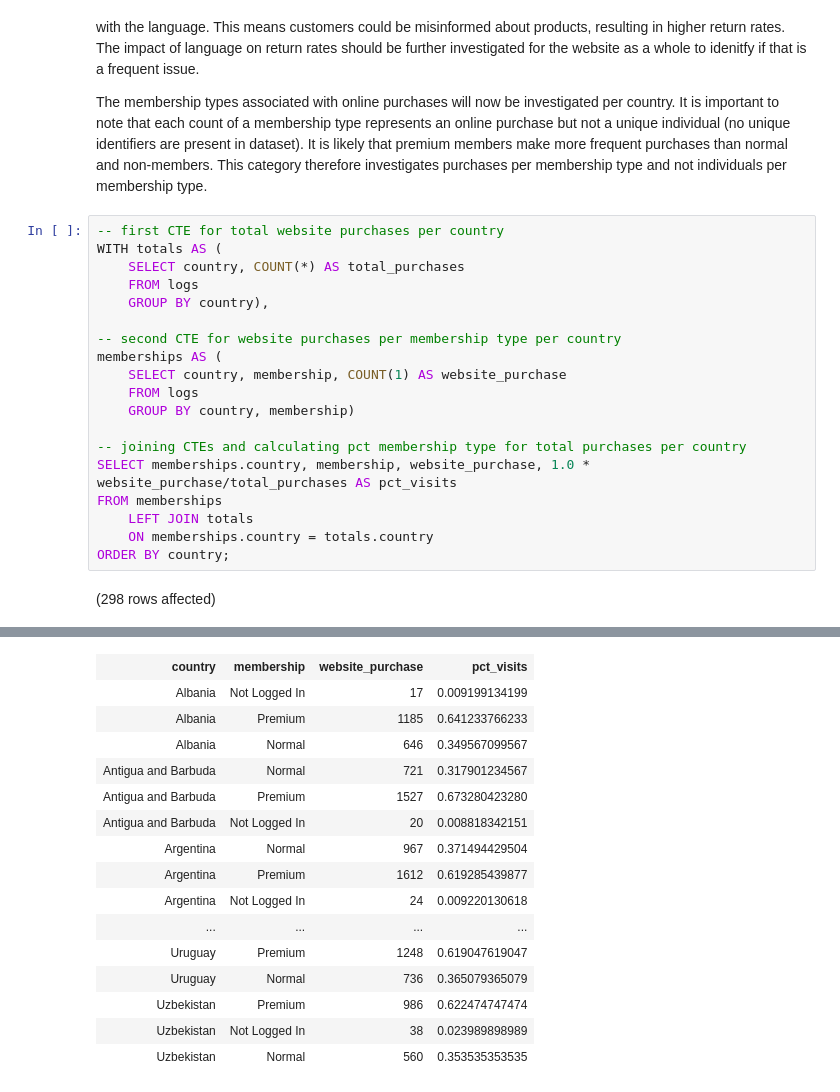
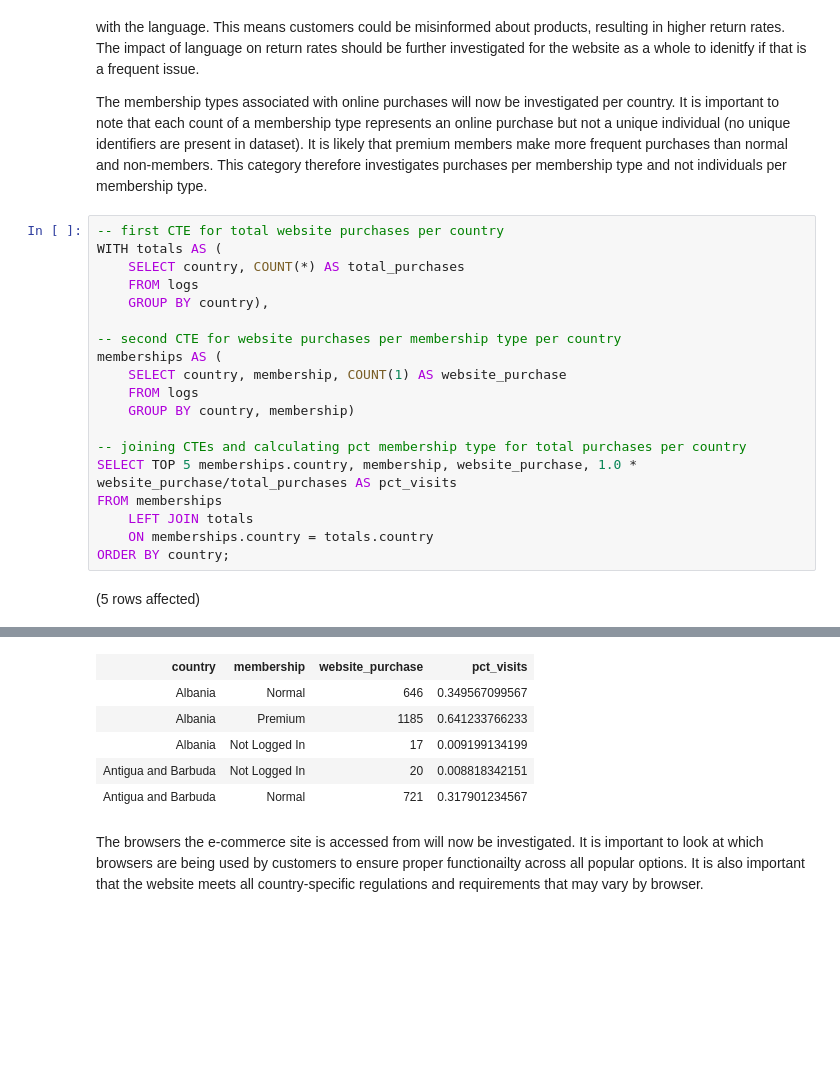
Before and after one commit to grahamgreene88/E-commerce-logs, a Jupyter notebook: ecommerce_logs_SQL_notebook.ipynb, the cells around one changed output, grey strips where cells are left out. Drawn from its saved outputs; the diff is of its cells as text; blank space fills up the shorter version.

```diff
--- a/ecommerce_logs_SQL_notebook.ipynb
+++ b/ecommerce_logs_SQL_notebook.ipynb
@@ -225,10 +185,10 @@ memberships AS (
     GROUP BY country, membership)
 
 -- joining CTEs and calculating pct membership type for total purchases per country
-SELECT memberships.country, membership, website_purchase, 1.0 * website_purchase/total_purchases AS pct_visits
+SELECT TOP 5 memberships.country, membership, website_purchase, 1.0 * website_purchase/total_purchases AS pct_visits
 FROM memberships
     LEFT JOIN totals
     ON memberships.country = totals.country
 ORDER BY country;
 # %% [output]
-(298 rows affected)
+(5 rows affected)
@@ -236,18 +196,10 @@ Total execution time: 00:00:00.084
 | country | membership | website_purchase | pct_visits |
+| Albania | Normal | 646 | 0.349567099567 |
+| Albania | Premium | 1185 | 0.641233766233 |
 | Albania | Not Logged In | 17 | 0.009199134199 |
-| Albania | Premium | 1185 | 0.641233766233 |
-| Albania | Normal | 646 | 0.349567099567 |
+| Antigua and Barbuda | Not Logged In | 20 | 0.008818342151 |
 | Antigua and Barbuda | Normal | 721 | 0.317901234567 |
-| Antigua and Barbuda | Premium | 1527 | 0.673280423280 |
-| Antigua and Barbuda | Not Logged In | 20 | 0.008818342151 |
-| Argentina | Normal | 967 | 0.371494429504 |
-| Argentina | Premium | 1612 | 0.619285439877 |
-| Argentina | Not Logged In | 24 | 0.009220130618 |
-| ... | ... | ... | ... |
-| Uruguay | Premium | 1248 | 0.619047619047 |
-| Uruguay | Normal | 736 | 0.365079365079 |
-| Uzbekistan | Premium | 986 | 0.622474747474 |
-| Uzbekistan | Not Logged In | 38 | 0.023989898989 |
-| Uzbekistan | Normal | 560 | 0.353535353535 |
+# %% [markdown]
+The browsers the e-commerce site is accessed from will now be investigated. It is important to look at which browsers are being used by customers to ensure proper functionailty across all popular options. It is also important that the website meets all country-specific regulations and requirements that may vary by browser.
 # %%
 -- purchases per browser per country
```
Also changed, not shown: parts of 10 cells of this notebook, 4 other files.
